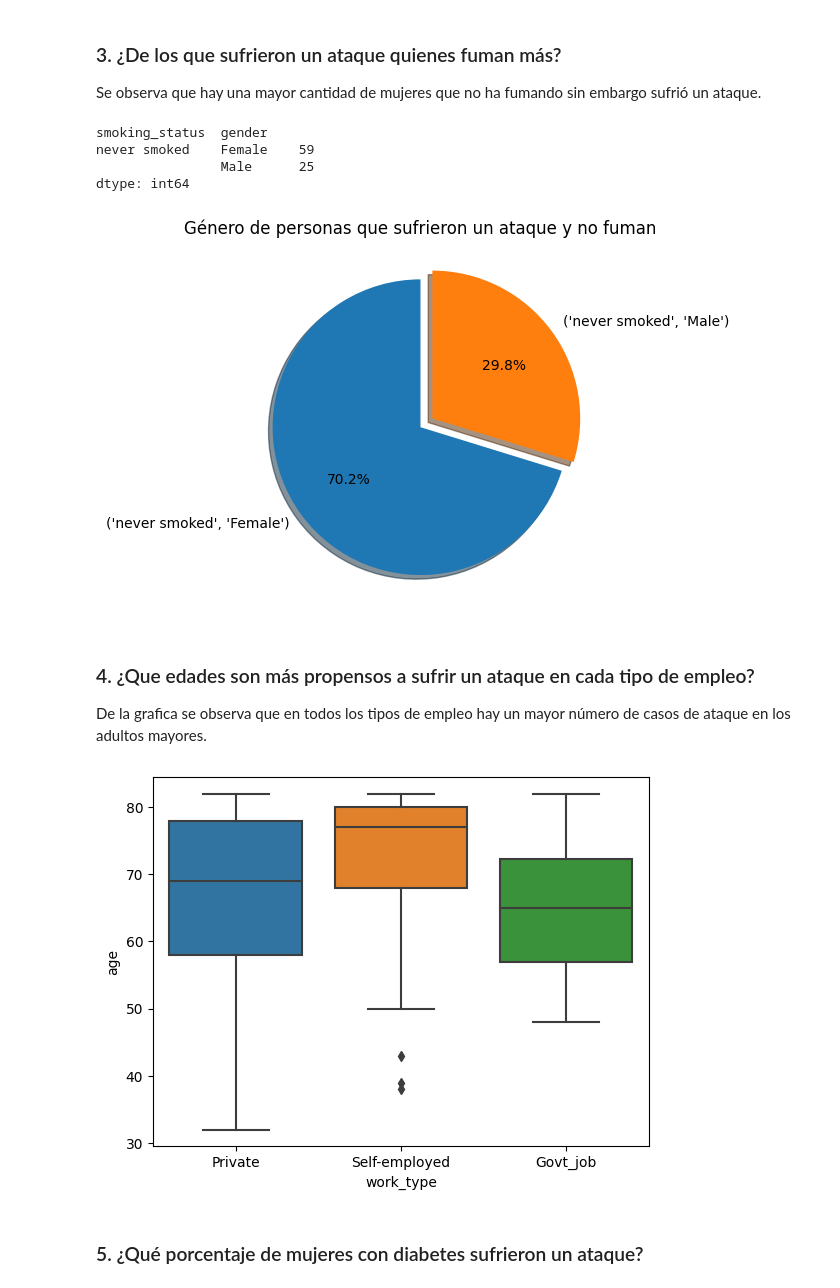
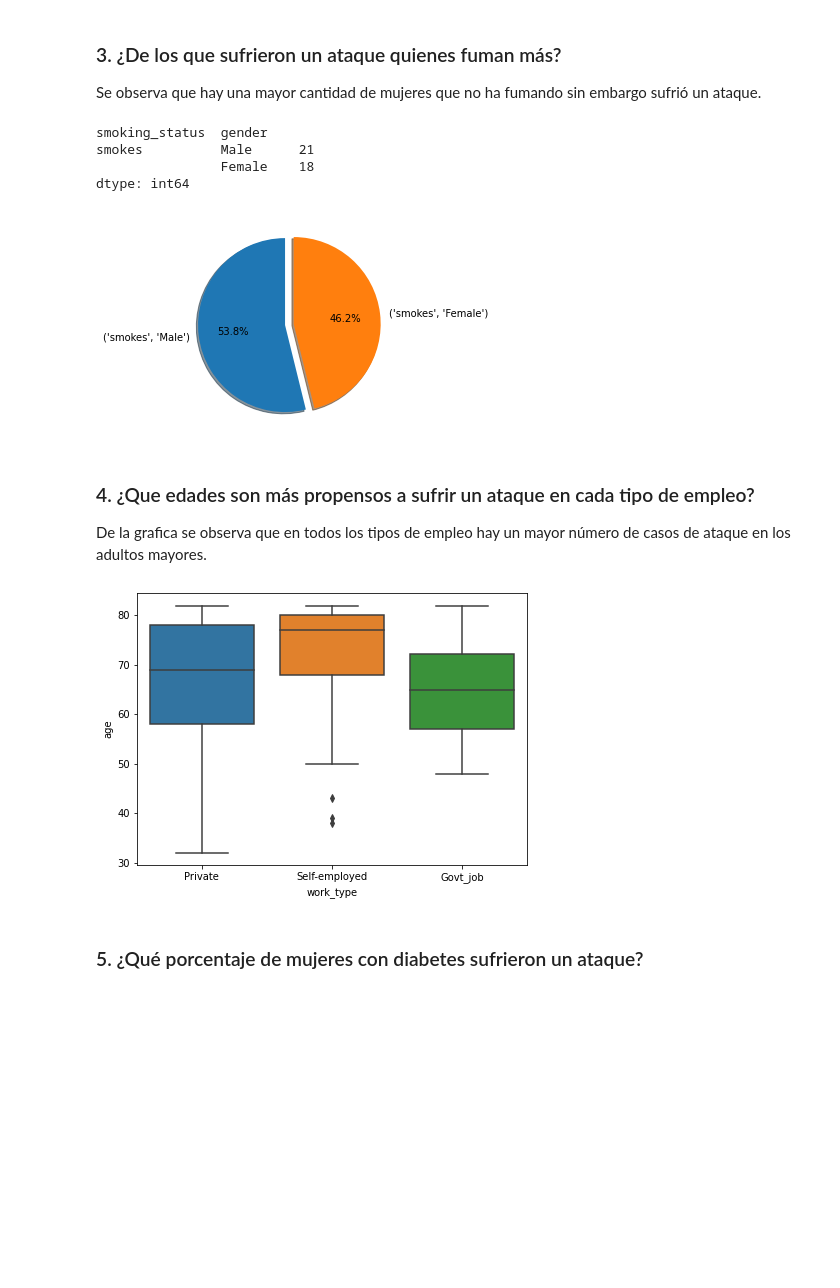
Before and after one commit to jbardalesr/macrodata-projects, a Jupyter notebook: Laboratorio2/Consultas_Jordi.ipynb, the cells around one changed output. Drawn from its saved outputs; the diff is of its cells as text; code cells hidden in the pictures; blank space fills up the shorter version.

```diff
--- a/Laboratorio2/Consultas_Jordi.ipynb
+++ b/Laboratorio2/Consultas_Jordi.ipynb
@@ -8,7 +8,7 @@ import warnings
 
 warnings.filterwarnings("ignore")
 # %%
-df = pd.read_csv('./healthcare-dataset-stroke-data.csv')
+df = pd.read_csv('./data-limpia.csv')
 df.dropna(inplace=True)
 # %%
 df.isna().sum()
@@ -65,36 +67,37 @@ plt.show()
 ### 3. ¿De los que sufrieron un ataque quienes fuman más?
 Se observa que hay una mayor cantidad de mujeres que no ha fumando sin embargo sufrió un ataque.
 # %%
-df_stroke = df.loc[(df.stroke == 1) & (df.smoking_status == 'never smoked')]
+df_stroke = df.loc[(df.stroke == 1) & (df.smoking_status == 'smokes')]
 df_stroke = df_stroke[["gender", "smoking_status"]].groupby("smoking_status").value_counts()
 df_stroke
 # %% [output]
 smoking_status  gender
-never smoked    Female    59
-                Male      25
+smokes          Male      21
+                Female    18
 dtype: int64
 # %%
 data = df_stroke.values
 keys = df_stroke.index
 explode = (0.0, 0.1)
 
 fig1, ax1 = plt.subplots()
-ax1.set_title("Género de personas que sufrieron un ataque y no fuman")
+# ax1.set_title("Género de personas que sufrieron un ataque y no fuman")
 ax1.pie(data, explode=explode, labels=keys, autopct='%1.1f%%',
         shadow=True, startangle=90)
 
 plt.show()
 # %% [output]
-[figure, old version]
+[figure, new version]
 # %% [markdown]
 ### 4. ¿Que edades son más propensos a sufrir un ataque en cada tipo de empleo?
 De la grafica se observa que en todos los tipos de empleo hay un mayor número de casos de ataque en los adultos mayores.
 # %%
+plt.figure(figsize=(7, 5))
 df_stroke = df.loc[(df.stroke == 1) & (df.age > 18)]
 sns.boxplot(x='work_type', y='age', data=df_stroke)
 plt.show()
 # %% [output]
-[figure, old version]
+[figure, new version]
 # %% [markdown]
 ### 5. ¿Qué porcentaje de mujeres con diabetes sufrieron un ataque?
 # %%
```
Also changed, not shown: parts of 4 cells of this notebook.
